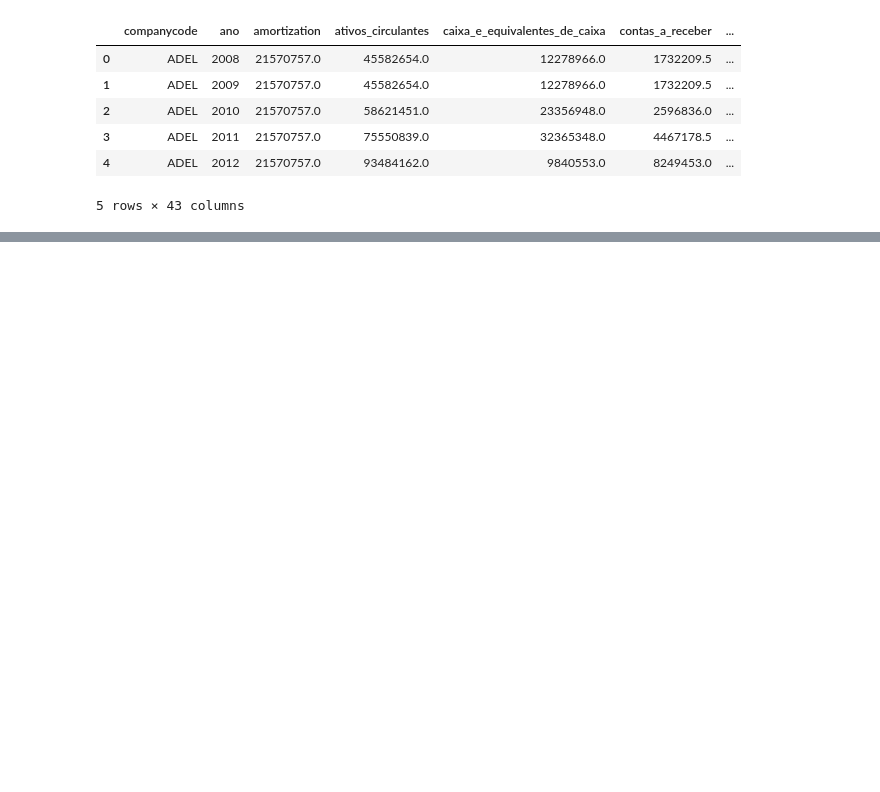
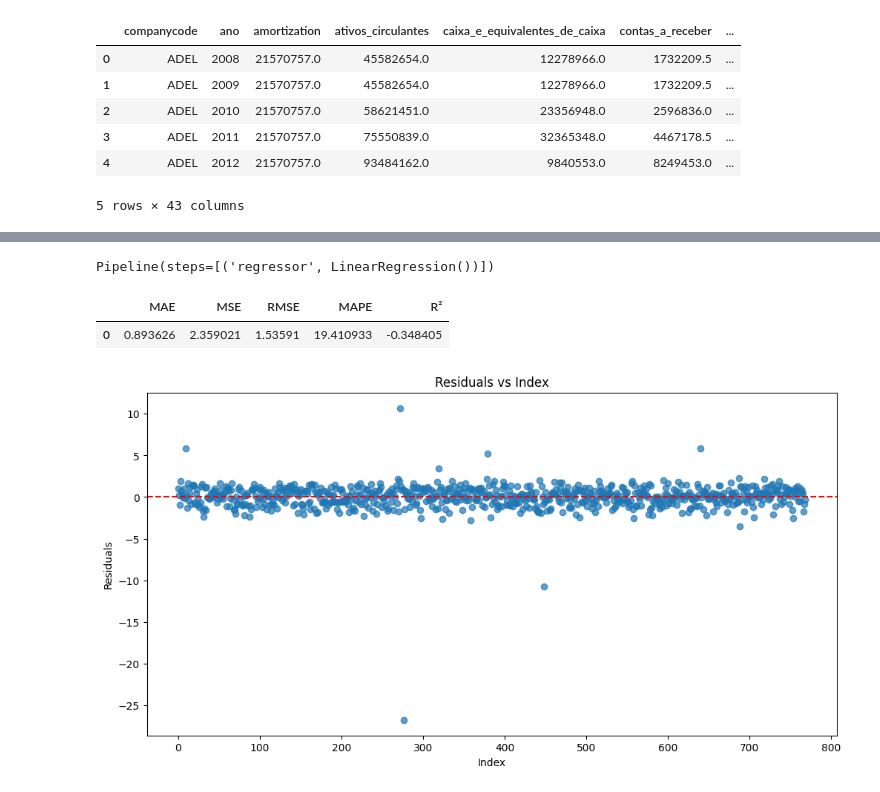
Before and after one commit to lgregs/TCC-CD-USP, a Jupyter notebook: model.ipynb, the cells around one changed output, grey strips where cells are left out. Cells and saved outputs as stored; diff of their text form; code cells hidden in the pictures; blank space fills up the shorter version.

Commit message:
shitty model

```diff
--- a/model.ipynb
+++ b/model.ipynb
@@ -13,0 +50,13 @@ df.head()
+# %%
+# Build pipeline + Linear Regression
+pipeline = Pipeline([
+    ('regressor', LinearRegression())
+])
+# %%
+# Fit model
+pipeline.fit(X_train, y_train)
+# %% [output]
+Pipeline(steps=[('regressor', LinearRegression())])
+# %%
+# Predictions
+y_pred = pipeline.predict(X_test)
@@ -13,0 +82,21 @@ df.head()
+# %%
+metrics_df
+# %% [output]
+|  | MAE | MSE | RMSE | MAPE | R² |
+| 0 | 0.893626 | 2.359021 | 1.53591 | 19.410933 | -0.348405 |
+# %%
+# Residuals
+residuals = y_test - y_pred
+# %%
+
+
+# Plot residuals vs index
+plt.figure(figsize=(12, 6))
+plt.scatter(range(len(residuals)), residuals, alpha=0.7)
+plt.axhline(0, color='red', linestyle='--')
+plt.title('Residuals vs Index')
+plt.xlabel('Index')
+plt.ylabel('Residuals')
+plt.show()
+# %% [output]
+[figure, added]
```
Also changed, not shown: parts of 10 cells of this notebook.
